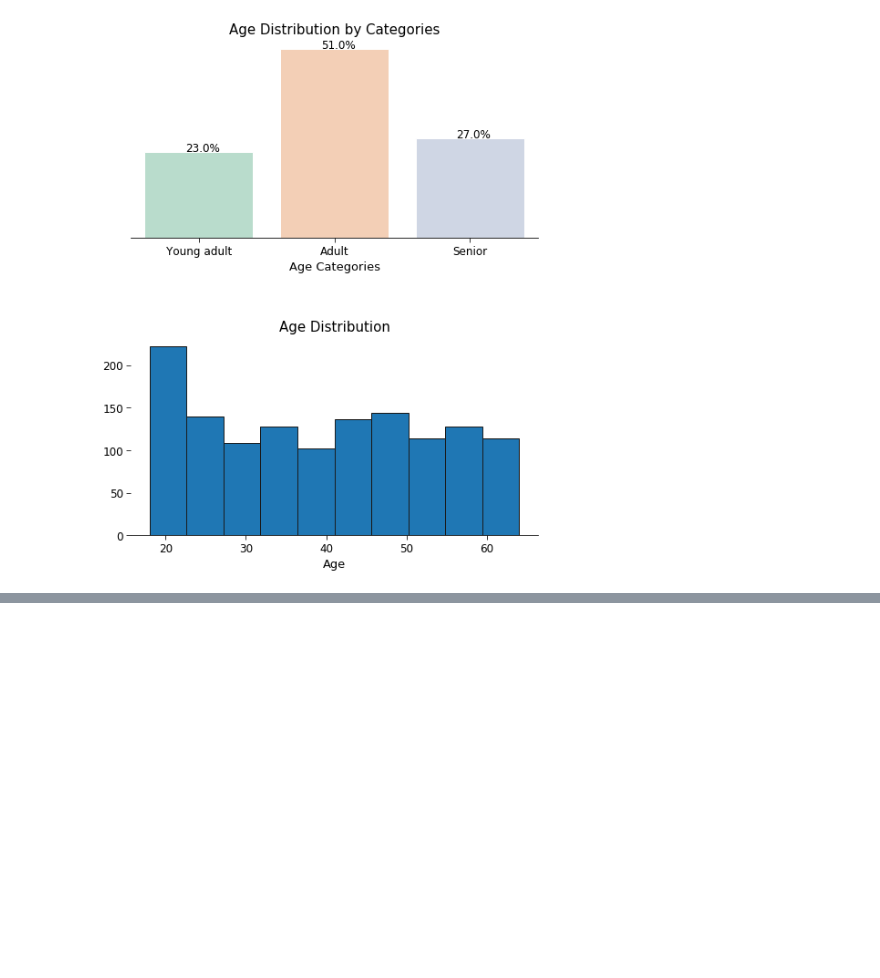
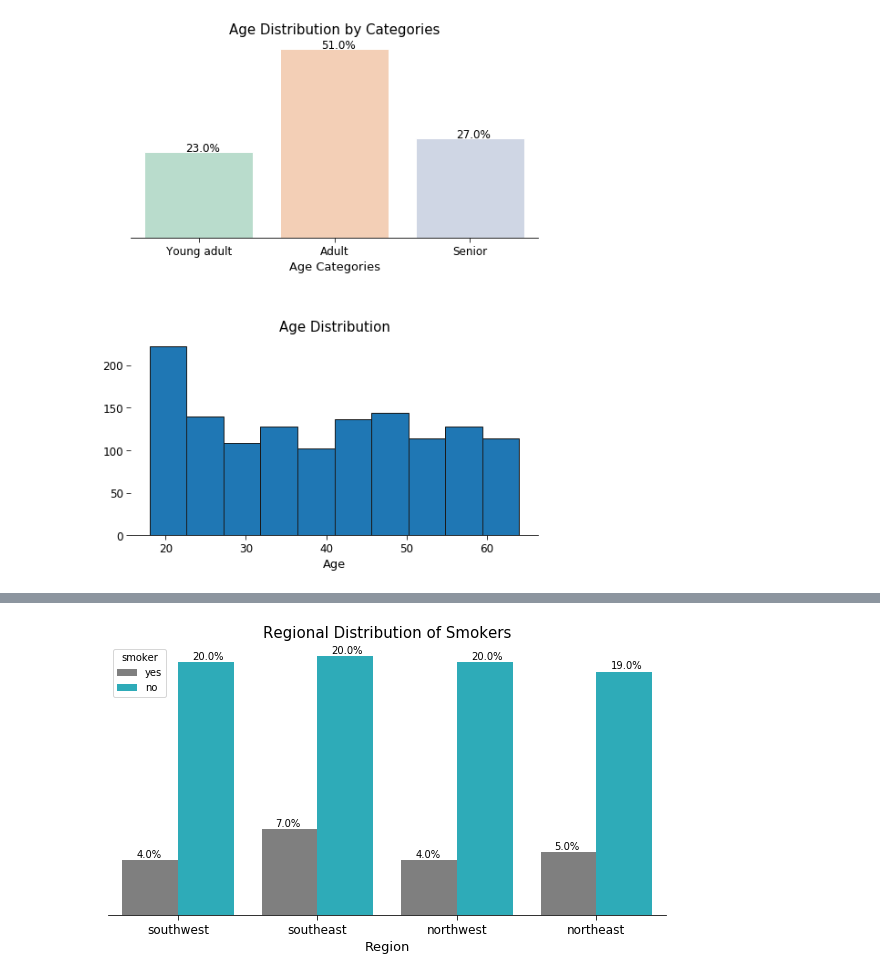
Before and after one commit to gowthamkatari/Medical_cost_dataset, a Jupyter notebook: medical_cost.ipynb, the cells around one changed output, grey strips where cells are left out. Saved outputs shown, nothing was run; the diff lists cells and outputs as text; code cells hidden in the pictures; blank space fills up the shorter version.

```diff
--- a/medical_cost.ipynb
+++ b/medical_cost.ipynb
@@ -113,0 +116,14 @@ gender_dist_plot("region",'Region')
+# %%
+f, ax = plt.subplots(figsize=(10,5))
+sns.countplot(x='region', data = df, ax = ax , hue = "smoker", palette=["C7", "C9"])
+for i in ax.patches:
+    ax.text(i.get_x()+0.1, i.get_height()+3,
+               str(round((i.get_height()/df.region.shape[0])*100))+'%')
+ax.set_xlabel("Region",fontsize=13)
+ax.set_title("Regional Distribution of Smokers",fontsize =15)
+ax.tick_params(length =5, labelsize=12)
+xaxis = ax.axes.get_yaxis().set_visible(False)
+sns.despine(left = True)
+plt.show()
+# %% [output]
+[figure, added]
```
Also changed, not shown: parts of 10 cells of this notebook.
